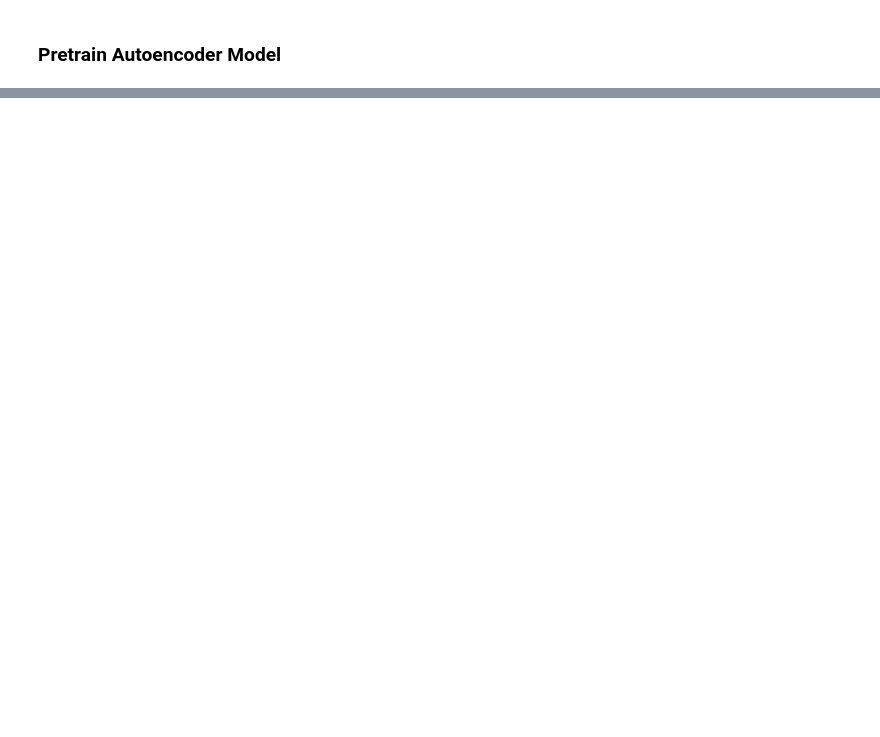
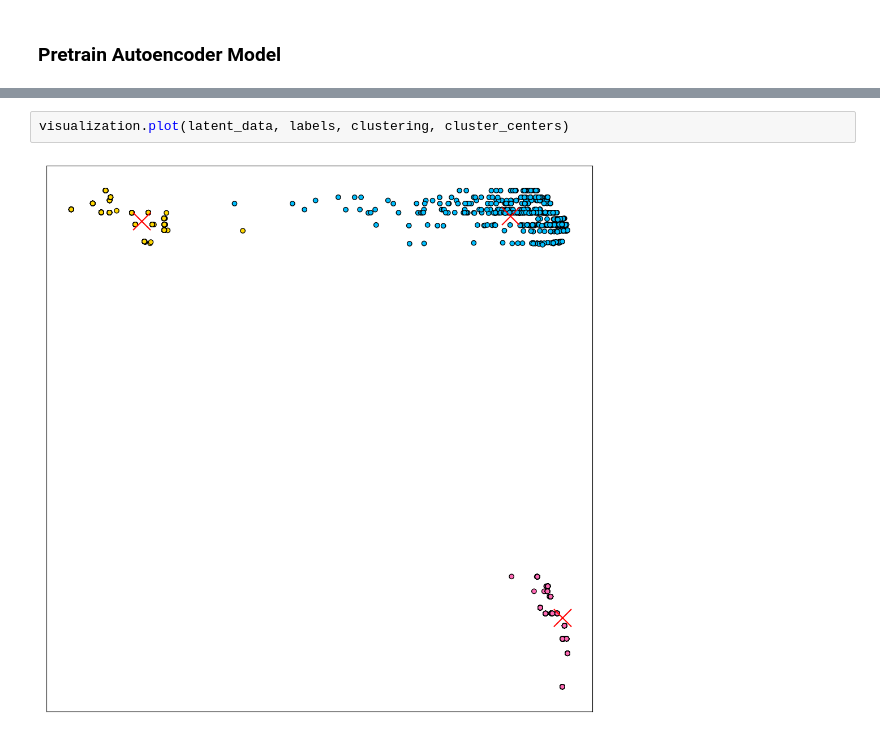
Before and after one commit to gvardakas/Soft-Silhouette, a Jupyter notebook: Autoencoder_Experiments.ipynb, the cells around one changed output, grey strips where cells are left out. Saved outputs shown, nothing was run; the diff lists cells and outputs as text; blank space fills up the shorter version.

```diff
--- a/Autoencoder_Experiments.ipynb
+++ b/Autoencoder_Experiments.ipynb
@@ -235 +201,5 @@ NameError: name 'visualization' is not defined
+# %%
+visualization.plot(latent_data, labels, clustering, cluster_centers)
+# %% [output]
+[figure, added]
 # %%
```
Also changed, not shown: parts of 20 cells of this notebook, 7 other files.
